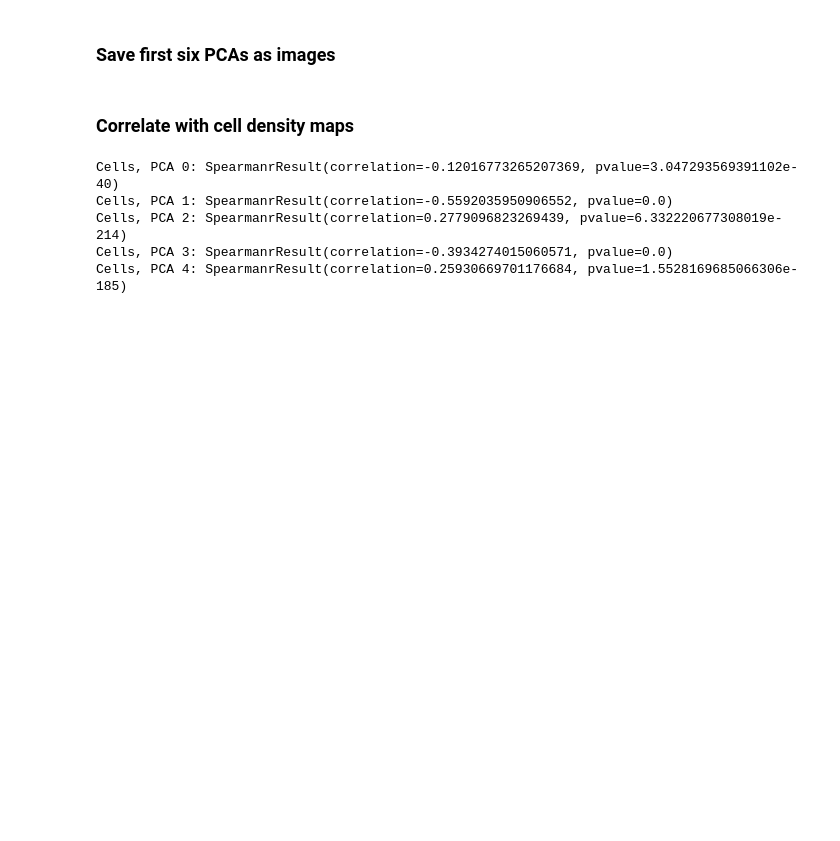
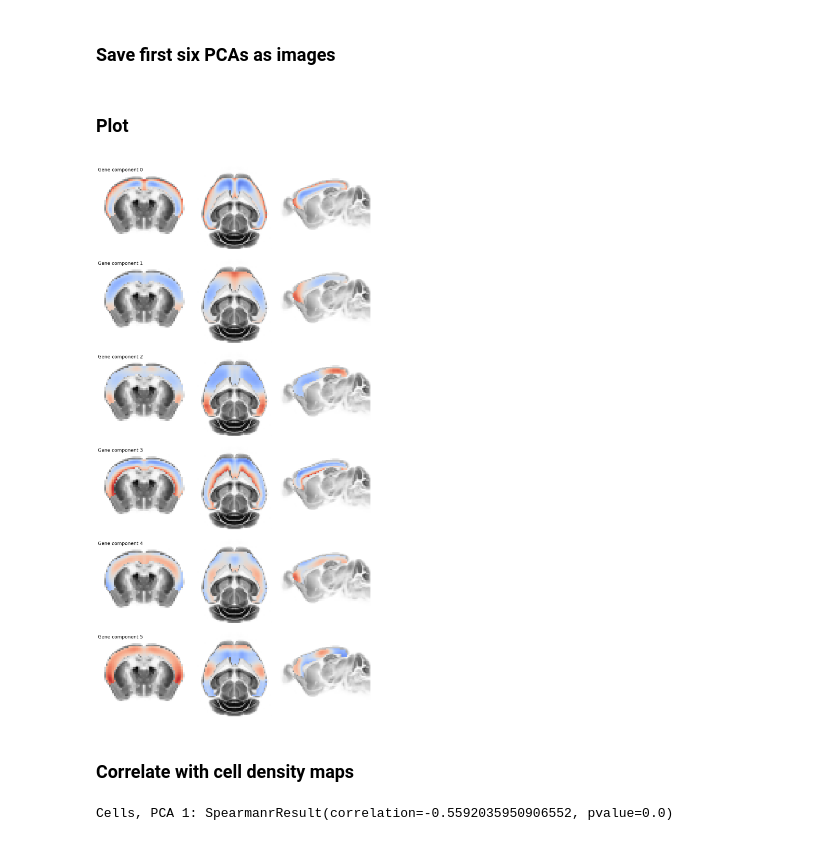
Before and after one commit to juhuntenburg/mouse_gradients, a Jupyter notebook: Gene_expression.ipynb, the cells around one changed output. Saved outputs shown, nothing was run; the diff lists cells and outputs as text; code cells hidden in the pictures; blank space fills up the shorter version.

```diff
--- a/Gene_expression.ipynb
+++ b/Gene_expression.ipynb
@@ -155,9 +155,9 @@ pcs = np.load('/home/julia/data/gradients/results/genes/pca_components.npy')
 gradients = nb.load('/home/julia/data/gradients/results/embedding_vol/embed.nii.gz').get_data()
 for g in range(6):
     gradient =  gradients[:,:,:,g]
-    for p in range(5):
+    for p in range(6):
         r = stats.spearmanr(gradient[gene_mask_thr==1], pcs[:,p])
-        if np.abs(r[0]) > 0.5:
+        if np.abs(r[0]) > 0.4:
             print('Gradient %i, PCA %i:' %(g,p), r)
 # %% [output]
 Gradient 0, PCA 2: SpearmanrResult(correlation=0.5160266065339421, pvalue=0.0)
@@ -172,16 +172,45 @@ for p in range(5):
     pca_img[:,:,:,p] = masker.inverse_transform(pcs[:,p]).get_data()
 nb.save(nb.Nifti1Image(pca_img, aff, hdr), '/home/julia/data/gradients/results/genes/pca_img.nii.gz')
+# %% [markdown]
+### Plot
+# %%
+x=30
+y=12
+z=20
+# %%
+template = nb.load('/home/julia/data/gradients/atlas/allen_api/template_200.nii.gz').get_data()
+gradients = nb.load('/home/julia/data/gradients/results/genes/pca_img.nii.gz').get_data()
+fig = plt.figure(figsize=(15,30))
+for g in range(6):
+
+    gradient = gradients[:,:,:,g]
+    gradient[gene_mask_thr==0] = np.nan
+    vmax = np.max([np.abs(np.nanmin(gradient)), np.abs(np.nanmax(gradient))])
+    vmin = -vmax
+
+    template_img = [template[x,:,:], template[:,y,:], template[:,:,z].T]
+    gradient_img = [gradient[x,:,:], gradient[:,y,:], gradient[:,:,z].T]
+
+    for i in range(3):
+
+        fig.add_subplot(6,3,(g*3+(i+1)))
+        plt.imshow(template_img[i],  cmap='Greys', aspect='equal');
+        plt.imshow(gradient_img[i],  cmap="coolwarm", aspect='equal', vmin=vmin, vmax=vmax);
+        if i == 0:
+            plt.title('Gene component %s' %g, loc='left')
+        plt.axis('off');
+
+plt.tight_layout()
+# %% [output]
+[figure, added]
 # %% [markdown]
 ### Correlate with cell density maps
 # %%
 cells = nb.load('/home/julia/data/gradients/atlas/epfl_cell_atlas/cortex_cells_200um_smooth045.nii.gz').get_data().squeeze()
 # %%
-for p in range(5):
+for p in range(6):
     r = stats.spearmanr(cells[gene_mask_thr==1], pcs[:,p])
-    print('Cells, PCA %i:' %(p), r)
+    if np.abs(r[0]) > 0.5:
+        print('Cells, PCA %i:' %(p), r)
 # %% [output]
-Cells, PCA 0: SpearmanrResult(correlation=-0.12016773265207369, pvalue=3.047293569391102e-40)
 Cells, PCA 1: SpearmanrResult(correlation=-0.5592035950906552, pvalue=0.0)
-Cells, PCA 2: SpearmanrResult(correlation=0.2779096823269439, pvalue=6.332220677308019e-214)
-Cells, PCA 3: SpearmanrResult(correlation=-0.3934274015060571, pvalue=0.0)
-Cells, PCA 4: SpearmanrResult(correlation=0.25930669701176684, pvalue=1.5528169685066306e-185)
```
Also changed, not shown: parts of 3 cells of this notebook, 6 other files.
